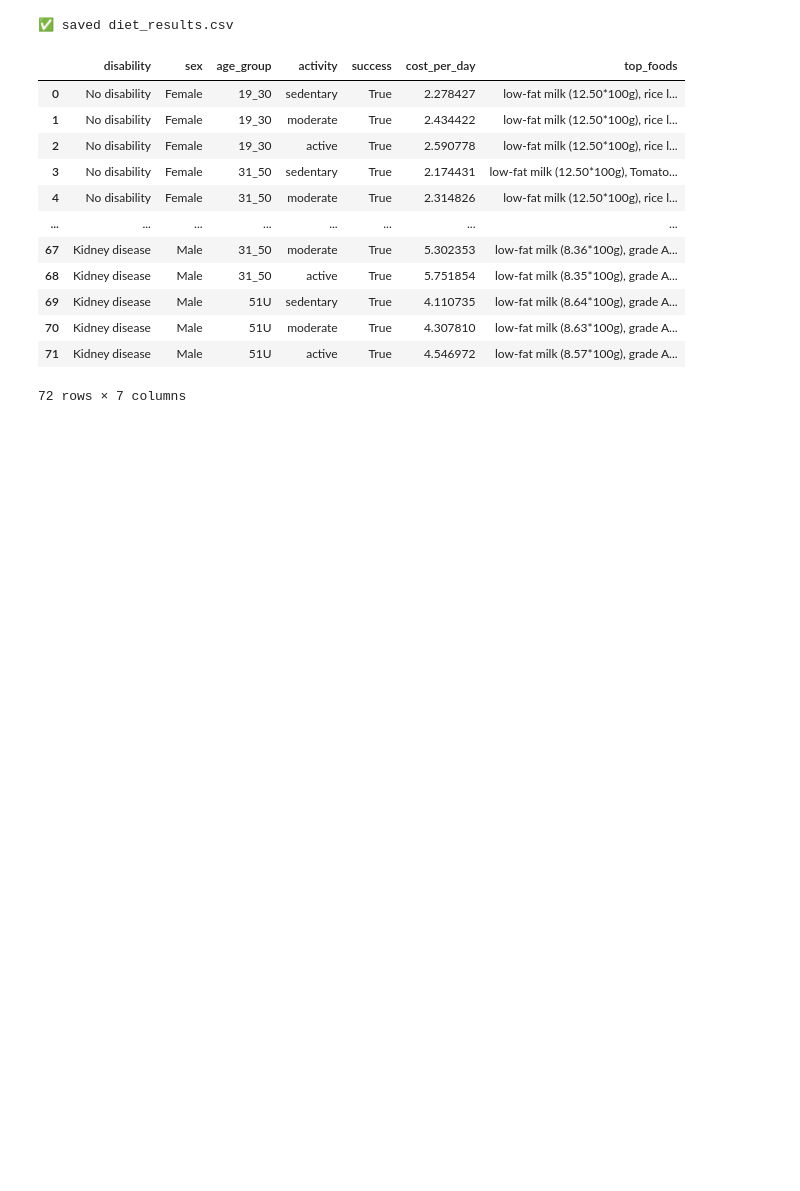
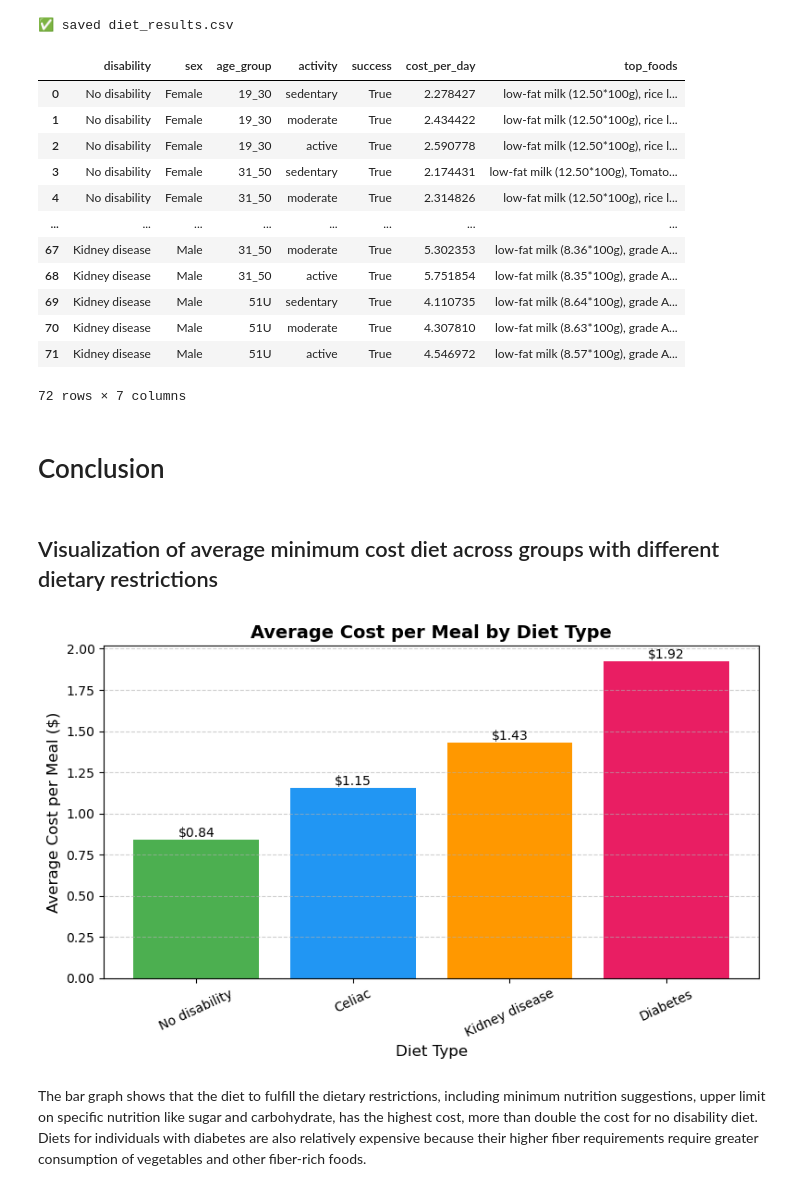
Before and after one commit to melon0420/Justus-von-Liebig, a Jupyter notebook: Final Code.ipynb, the cells around one changed output. Cells and saved outputs as stored; diff of their text form; code cells hidden in the pictures; blank space fills up the shorter version.

Commit message:
rename and conclusion

```diff
--- a/Code Review.ipynb
+++ b/Final Code.ipynb
@@ -926,3 +926,44 @@ results
 | 70 | Kidney disease | Male | 51U | moderate | True | 4.307810 | low-fat milk (8.63*100g), grade A... |
 | 71 | Kidney disease | Male | 51U | active | True | 4.546972 | low-fat milk (8.57*100g), grade A... |
 72 rows × 7 columns
+# %% [markdown]
+# Conclusion
+# %% [markdown]
+## Visualization of average minimum cost diet across groups with different dietary restrictions
+# %%
+import matplotlib.pyplot as plt
+
+df = results[results["success"] == True].copy()
+
+df["cost_per_meal"] = df["cost_per_day"] / 3
+
+avg_meal_cost = (
+    df.groupby("disability")["cost_per_meal"]
+    .mean()
+    .sort_values()
+)
+
+colors = ["#4CAF50", "#2196F3", "#FF9800", "#E91E63"]
+
+plt.figure(figsize=(8,5))
+bars = plt.bar(avg_meal_cost.index, avg_meal_cost.values, color=colors)
+
+plt.title("Average Cost per Meal by Diet Type", fontsize=14, weight='bold')
+plt.xlabel("Diet Type", fontsize=12)
+plt.ylabel("Average Cost per Meal ($)", fontsize=12)
+
+plt.xticks(rotation=25)
+plt.grid(axis='y', linestyle='--', alpha=0.6)
+
+for bar in bars:
+    height = bar.get_height()
+    plt.text(bar.get_x() + bar.get_width()/2, height,
+             f"${height:.2f}",
+             ha='center', va='bottom', fontsize=10)
+
+plt.tight_layout()
+plt.show()
+# %% [output]
+[figure, added]
+# %% [markdown]
+The bar graph shows that the diet to fulfill the dietary restrictions, including minimum nutrition suggestions, upper limit on specific nutrition like sugar and carbohydrate, has the highest cost, more than double the cost for no disability diet. Diets for individuals with diabetes are also relatively expensive because their higher fiber requirements require greater consumption of vegetables and other fiber-rich foods.
```
Also changed, not shown: parts of 1 cell of this notebook.
